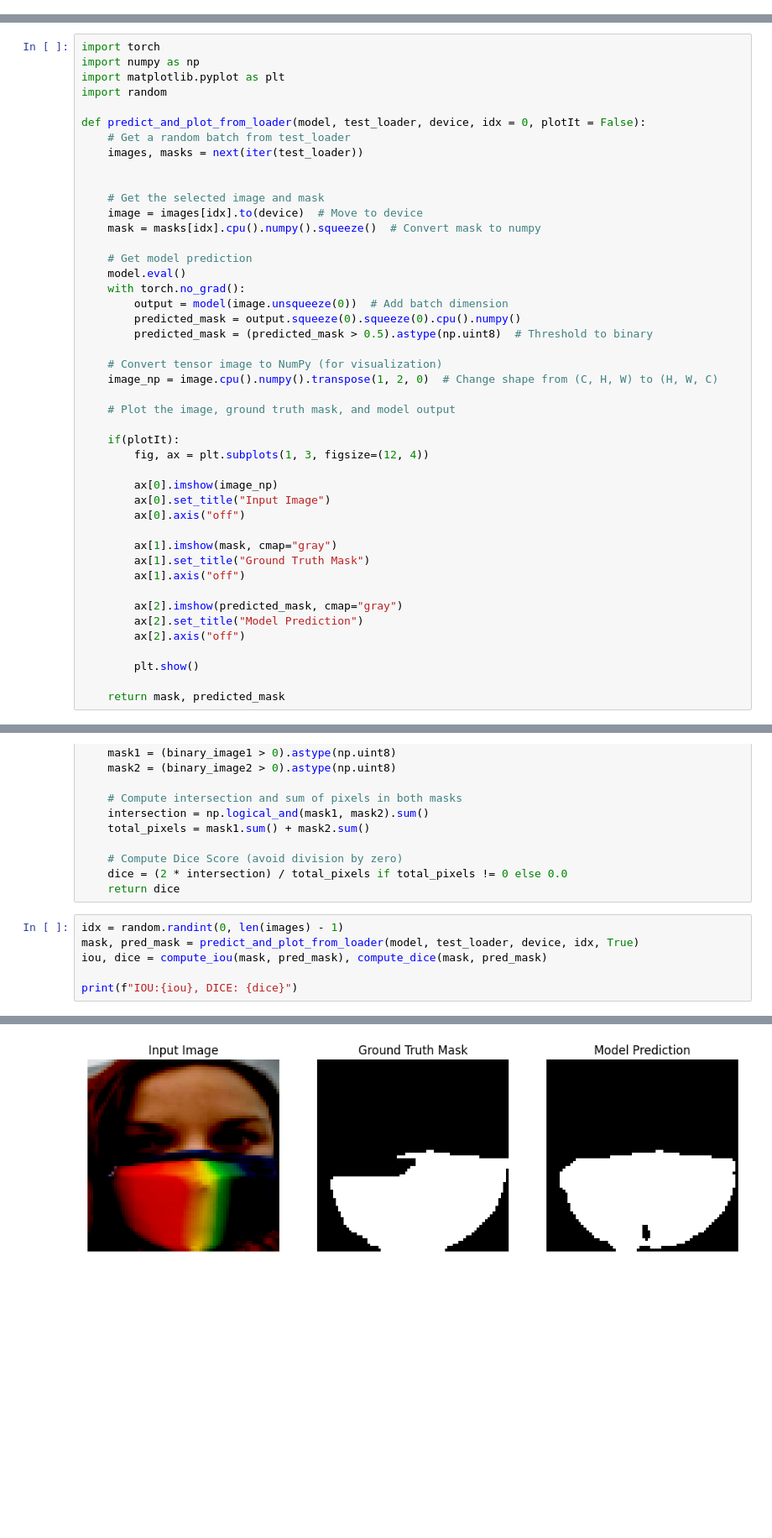
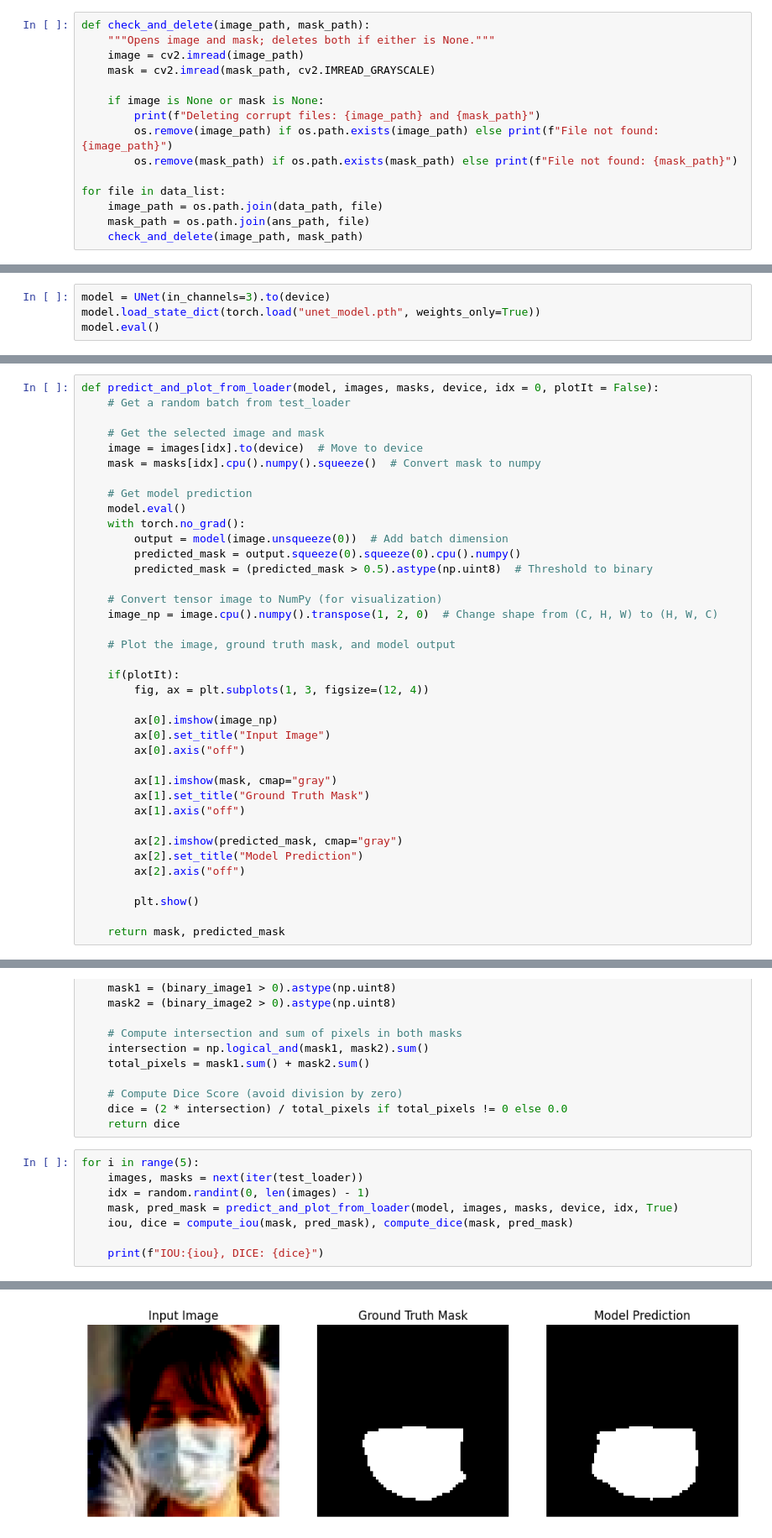
Before and after one commit to ArchisKulkarni00/VR_Project1_ArchisKulkarni_MT2024082, a Jupyter notebook: Task-d/Unet_classes.ipynb, the cells around one changed output, grey strips where cells are left out. Shown: that part at 84% size. Drawn from its saved outputs; the diff is of its cells as text; blank space fills up the shorter version.

```diff
--- a/Task-d/Unet_classes.ipynb
+++ b/Task-d/Unet_classes.ipynb
@@ -29,3 +30,18 @@ for fname in os.listdir(ans_path):
 print(len(data_list),len(ans_list),data_list[1],ans_list[1])
 # %% [output]
 9383 9383 002267_2.jpg 002267_2.jpg
+# %%
+def check_and_delete(image_path, mask_path):
+    """Opens image and mask; deletes both if either is None."""
+    image = cv2.imread(image_path)
+    mask = cv2.imread(mask_path, cv2.IMREAD_GRAYSCALE)
+
+    if image is None or mask is None:
+        print(f"Deleting corrupt files: {image_path} and {mask_path}")
+        os.remove(image_path) if os.path.exists(image_path) else print(f"File not found: {image_path}")
+        os.remove(mask_path) if os.path.exists(mask_path) else print(f"File not found: {mask_path}")
+
+for file in data_list:
+    image_path = os.path.join(data_path, file)
+    mask_path = os.path.join(ans_path, file)
+    check_and_delete(image_path, mask_path)
@@ -383,0 +332,4 @@ UNet(
+# %%
+model = UNet(in_channels=3).to(device)
+model.load_state_dict(torch.load("unet_model.pth", weights_only=True))
+model.eval()
@@ -384,13 +358,6 @@ UNet(
 # %%
-import torch
-import numpy as np
-import matplotlib.pyplot as plt
-import random
-
-def predict_and_plot_from_loader(model, test_loader, device, idx = 0, plotIt = False):
+def predict_and_plot_from_loader(model, images, masks, device, idx = 0, plotIt = False):
     # Get a random batch from test_loader
-    images, masks = next(iter(test_loader))
-
 
     # Get the selected image and mask
     image = images[idx].to(device)  # Move to device
@@ -456,9 +425,11 @@ def compute_dice(binary_image1, binary_image2):
     dice = (2 * intersection) / total_pixels if total_pixels != 0 else 0.0
     return dice
 # %%
-idx = random.randint(0, len(images) - 1)
-mask, pred_mask = predict_and_plot_from_loader(model, test_loader, device, idx, True)
-iou, dice = compute_iou(mask, pred_mask), compute_dice(mask, pred_mask)
+for i in range(5):
+    images, masks = next(iter(test_loader))
+    idx = random.randint(0, len(images) - 1)
+    mask, pred_mask = predict_and_plot_from_loader(model, images, masks, device, idx, True)
+    iou, dice = compute_iou(mask, pred_mask), compute_dice(mask, pred_mask)
 
-print(f"IOU:{iou}, DICE: {dice}")
+    print(f"IOU:{iou}, DICE: {dice}")
 # %% [output]
@@ -466 +437 @@ Clipping input data to the valid range for imshow with RGB data ([0..1] for floa
-[figure, old version]
+[figure, new version]
```
Also changed, not shown: parts of 21 cells of this notebook, 1 other file.
